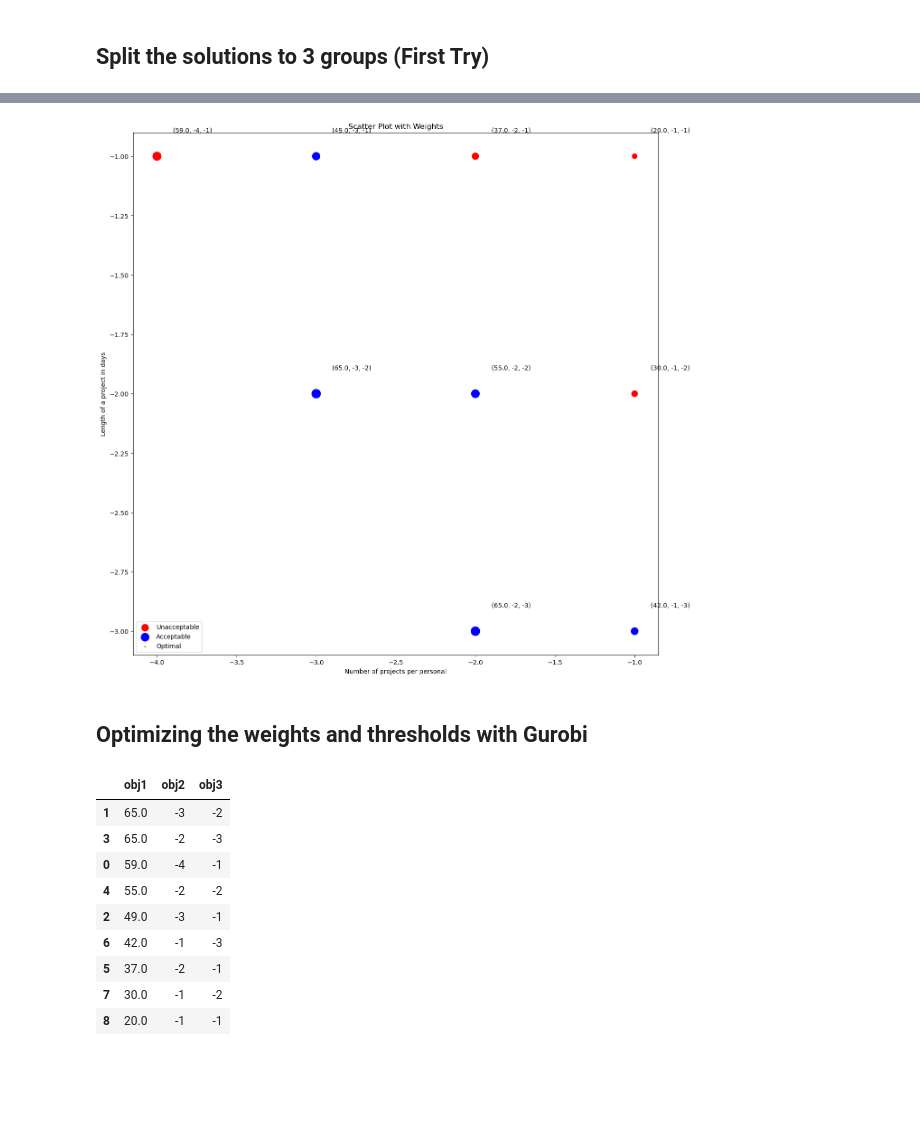
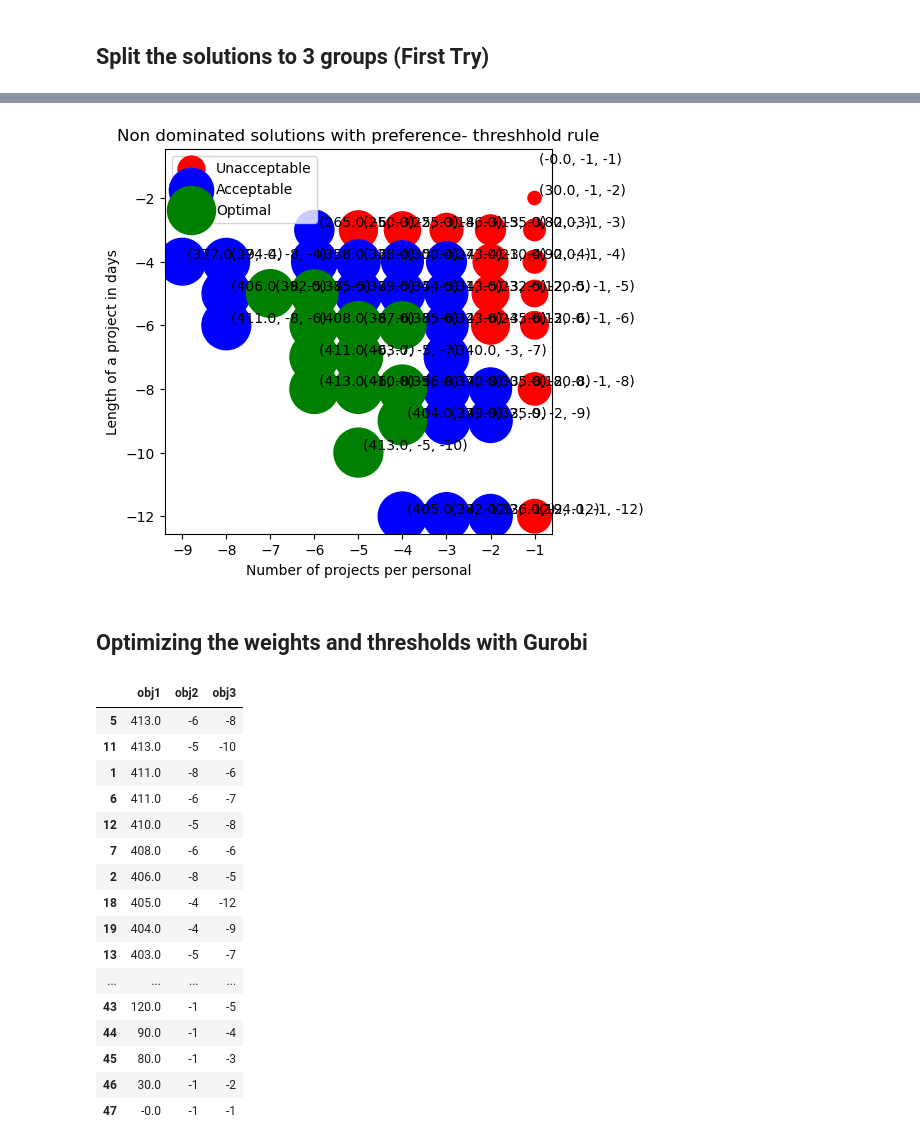
Before and after one commit to hamdilyes/decision-systems, a Jupyter notebook: draft/ilyes_eps.ipynb, the cells around one changed output, grey strips where cells are left out. Cells and saved outputs as stored; diff of their text form; code cells hidden in the pictures; blank space fills up the shorter version.

```diff
--- a/draft/ilyes_eps.ipynb
+++ b/draft/ilyes_eps.ipynb
@@ -22,7 +19,7 @@ def get_data(size = 'small'):
     with open(size + '.json') as f:
         data = json.load(f)
     return data
-data = get_data()
+data = get_data('../medium')
 # %% [markdown]
 ## Constants from data
 # %%
@@ -324,7 +329,7 @@ plt.show()
 # Plot the pareto surface with the 3d scatter plot
 
 from mpl_toolkits.mplot3d import Axes3D
-fig = plt.figure(figsize=(15,15))
+fig = plt.figure(figsize=(5,5))
 ax = fig.add_subplot(111, projection='3d')
 ax.scatter([i[1] for i in pareto], [i[2] for i in pareto], [i[0] for i in pareto])
 for i in pareto:
@@ -501,24 +540,24 @@ Optimal solutions :  []
 # %%
 # Create the scatter plot
-fig = plt.figure(figsize=(15,15))
+fig = plt.figure(figsize=(5,5))
 plt.scatter([i[1] for i in unacceptable], [i[2] for i in unacceptable],s = [i[0]*3 for i in unacceptable],color= 'r')
 plt.scatter([i[1] for i in acceptable], [i[2] for i in acceptable],s = [i[0]*3 for i in acceptable], color = 'b')
 plt.scatter([i[1] for i in optimal], [i[2] for i in optimal],s = [i[0]*3 for i in optimal], color = 'g')
 # Add a title and labels for the x and y axes
 for i in pareto:
     plt.text(i[1] + 0.1, i[2]+0.1,  '%s' % (str(i)), size=10, zorder=1, color='k')
 
 
 
-plt.title("Scatter Plot with Weights")
+plt.title("Non dominated solutions with preference- threshhold rule")
 plt.xlabel("Number of projects per personal")
 plt.ylabel("Length of a project in days")
 plt.legend(['Unacceptable', 'Acceptable','Optimal'])
 
 # Show the plot
 plt.show()
 # %% [output]
-[figure, old version]
+[figure, new version]
 # %% [markdown]
 ## Optimizing the weights and thresholds with Gurobi
 # %%
@@ -527,15 +566,22 @@ non_dominated_solutions.sort_values(by=['obj1'], ascending=False,inplace=True)
 non_dominated_solutions
 # %% [output]
 |  | obj1 | obj2 | obj3 |
-| 1 | 65.0 | -3 | -2 |
-| 3 | 65.0 | -2 | -3 |
-| 0 | 59.0 | -4 | -1 |
-| 4 | 55.0 | -2 | -2 |
-| 2 | 49.0 | -3 | -1 |
-| 6 | 42.0 | -1 | -3 |
-| 5 | 37.0 | -2 | -1 |
-| 7 | 30.0 | -1 | -2 |
-| 8 | 20.0 | -1 | -1 |
+| 5 | 413.0 | -6 | -8 |
+| 11 | 413.0 | -5 | -10 |
+| 1 | 411.0 | -8 | -6 |
+| 6 | 411.0 | -6 | -7 |
+| 12 | 410.0 | -5 | -8 |
+| 7 | 408.0 | -6 | -6 |
+| 2 | 406.0 | -8 | -5 |
+| 18 | 405.0 | -4 | -12 |
+| 19 | 404.0 | -4 | -9 |
+| 13 | 403.0 | -5 | -7 |
+| ... | ... | ... | ... |
+| 43 | 120.0 | -1 | -5 |
+| 44 | 90.0 | -1 | -4 |
+| 45 | 80.0 | -1 | -3 |
+| 46 | 30.0 | -1 | -2 |
+| 47 | -0.0 | -1 | -1 |
 # %%
 from random import random, sample
 
```
Also changed, not shown: parts of 15 cells of this notebook, 4 other files.
